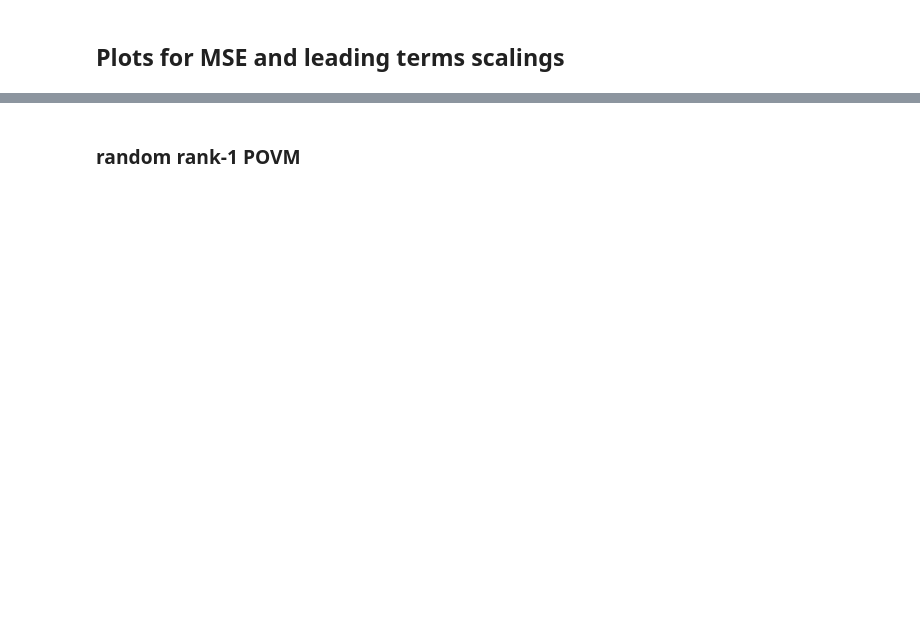
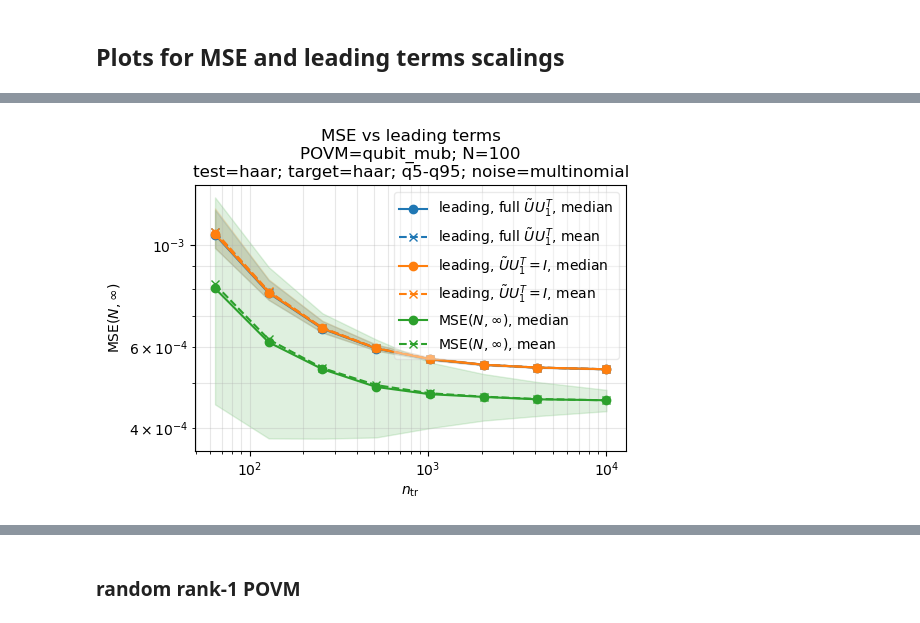
Before and after one commit to lucainnocenti/qelm_v2, a Jupyter notebook: scaling_Schur_correction.ipynb, the cells around one changed output, grey strips where cells are left out. Saved outputs shown, nothing was run; the diff lists cells and outputs as text; code cells hidden in the pictures; blank space fills up the shorter version.

```diff
--- a/scaling_Schur_correction.ipynb
+++ b/scaling_Schur_correction.ipynb
@@ -738,0 +472,4 @@ d=2, nout=6, ntr=10000, N=1000, trials=100
+# %%
+plot_saved_training_data("data/mub_haarstates_N100_vsntr_extended.zip", plots="mse", quantile_band=(0.05, 0.95));
+# %% [output]
+[figure, added]
```
Also changed, not shown: parts of 35 cells of this notebook, 17 other files.
